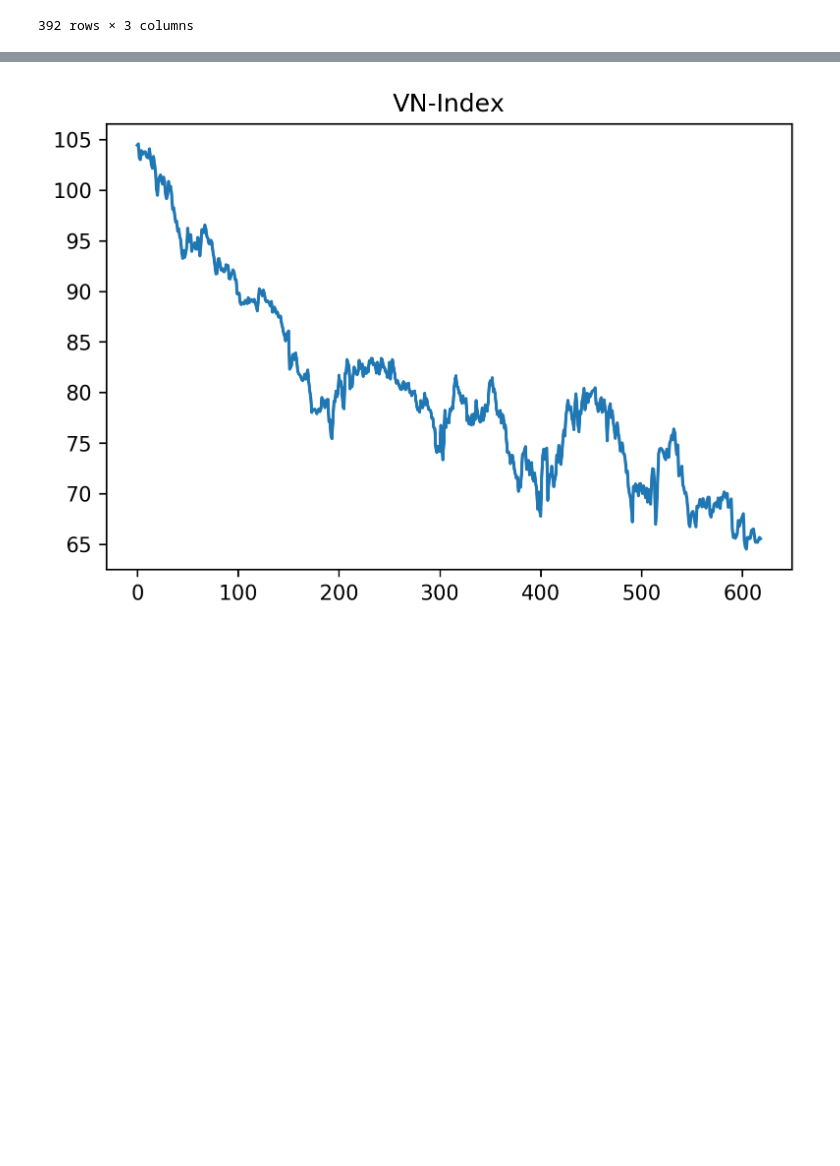
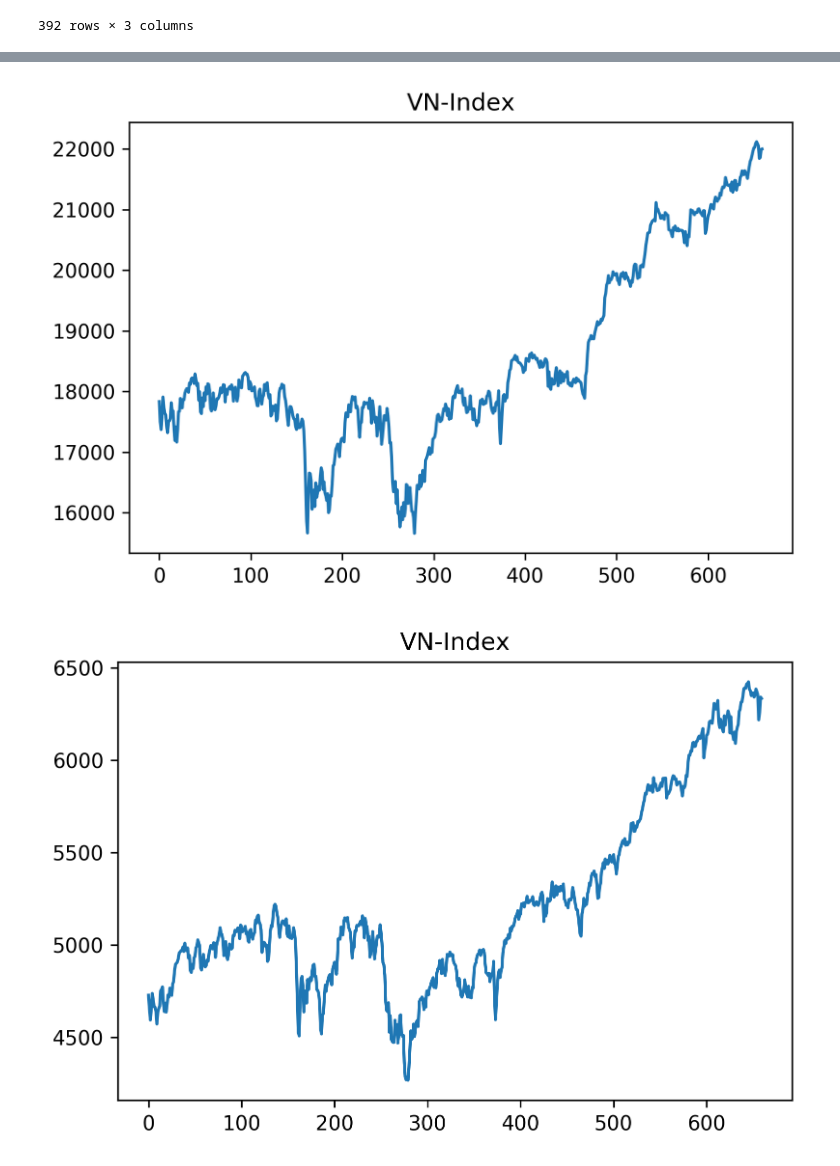
Before and after one commit to thanhdath/stock-market-prediction, a Jupyter notebook: Untitled.ipynb, the cells around one changed output, grey strips where cells are left out. Drawn from its saved outputs; the diff is of its cells as text; code cells hidden in the pictures; blank space fills up the shorter version.

```diff
--- a/Untitled.ipynb
+++ b/Untitled.ipynb
@@ -277,10 +276,17 @@ with open('results/improve_downjone/result1.csv', 'w+') as file:
 # %%
 import matplotlib.pyplot as plt
 import pandas
-data = pandas.read_csv('datas/EOD-V.csv', sep='|')
+data = pandas.read_csv('datas/DownJone_2015.csv', sep='|')
 plt.figure(dpi=300)
 plt.plot(data['close_price'])
 plt.title('VN-Index')
 plt.show()
+
+data = pandas.read_csv('datas/Nasdaq_2015.csv', sep='|')
+plt.figure(dpi=300)
+plt.plot(data['close_price'])
+plt.title('VN-Index')
+plt.show()
 # %% [output]
-[figure, old version]
+[figure, new version]
+[figure, added]
```
Also changed, not shown: parts of 1 cell of this notebook, 21 other files.
